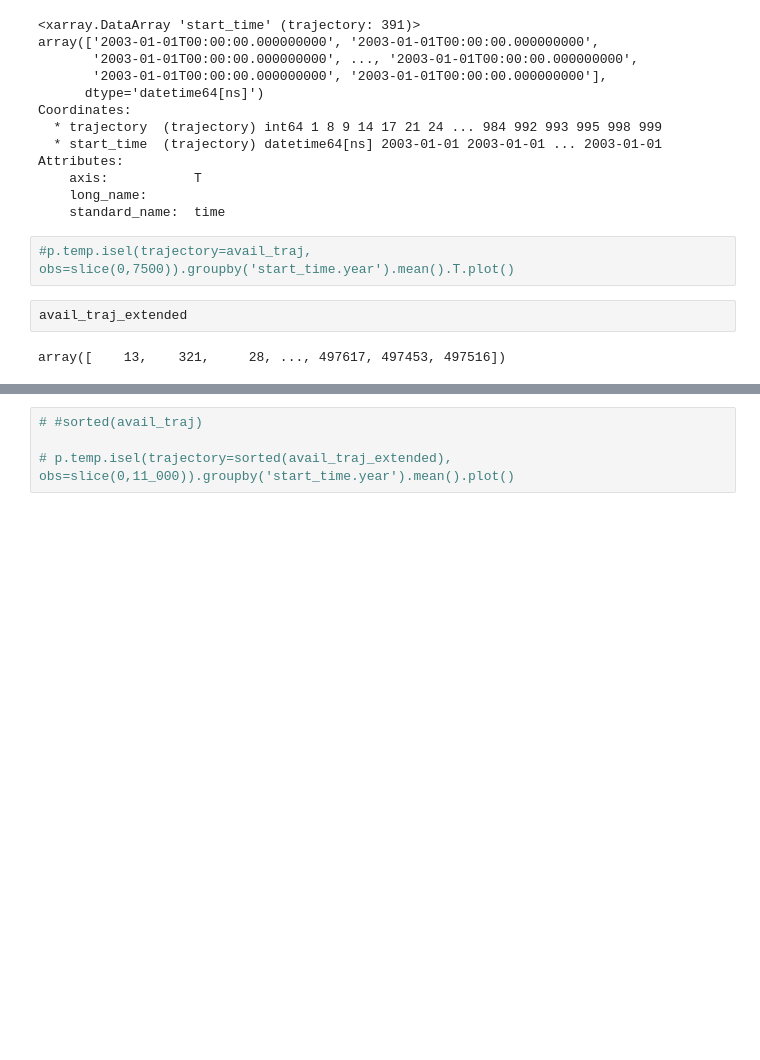
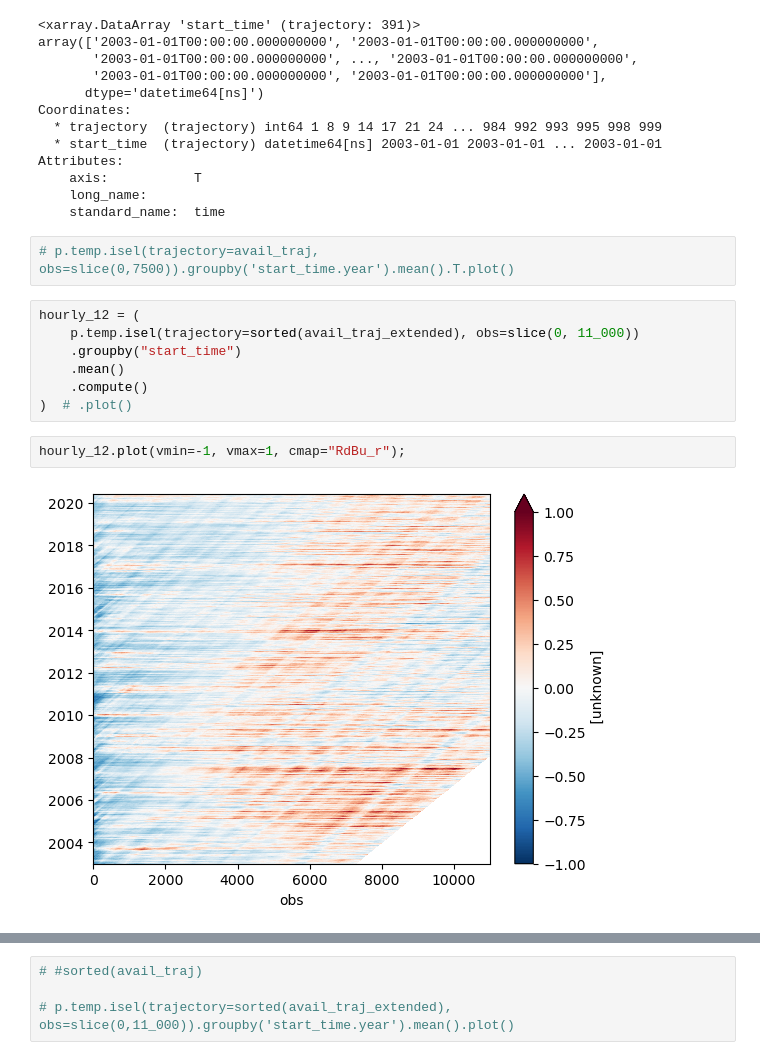
Before and after one commit to ischiller-weiss/FBC_Lagrangian, a Jupyter notebook: notebooks/hovmoller.ipynb, the cells around one changed output, grey strips where cells are left out. Saved outputs shown, nothing was run; the diff lists cells and outputs as text; blank space fills up the shorter version.

```diff
--- a/notebooks/hovmoller.ipynb
+++ b/notebooks/hovmoller.ipynb
@@ -282,9 +346,16 @@ Attributes:
     long_name:
     standard_name:  time
 # %%
-#p.temp.isel(trajectory=avail_traj, obs=slice(0,7500)).groupby('start_time.year').mean().T.plot()
+# p.temp.isel(trajectory=avail_traj, obs=slice(0,7500)).groupby('start_time.year').mean().T.plot()
-# %%
-avail_traj_extended
-# %% [output]
-array([    13,    321,     28, ..., 497617, 497453, 497516])
+# %%
+hourly_12 = (
+    p.temp.isel(trajectory=sorted(avail_traj_extended), obs=slice(0, 11_000))
+    .groupby("start_time")
+    .mean()
+    .compute()
+)  # .plot()
+# %%
+hourly_12.plot(vmin=-1, vmax=1, cmap="RdBu_r");
+# %% [output]
+[figure, added]
 # %%
```
Also changed, not shown: parts of 73 cells of this notebook, 2 other files.
